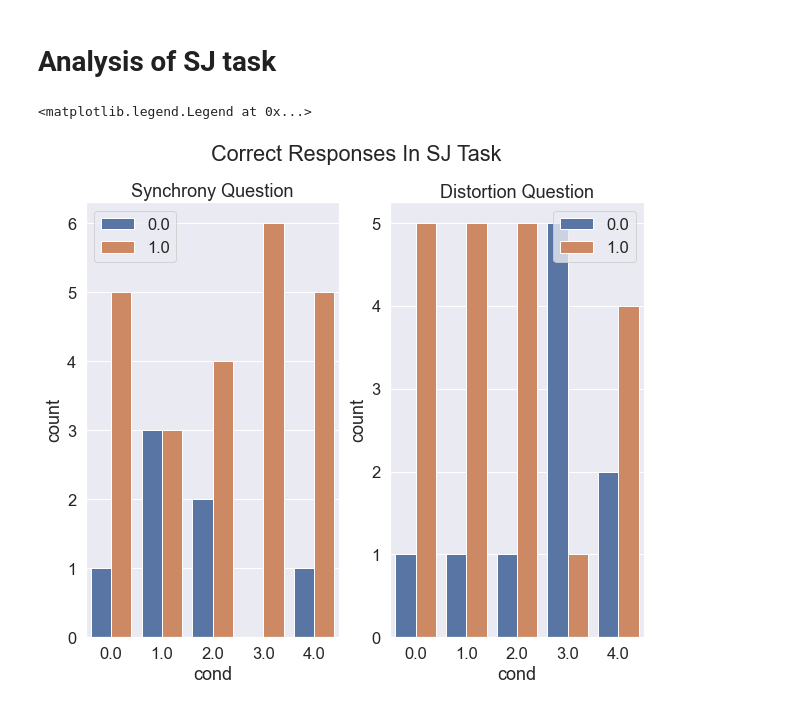
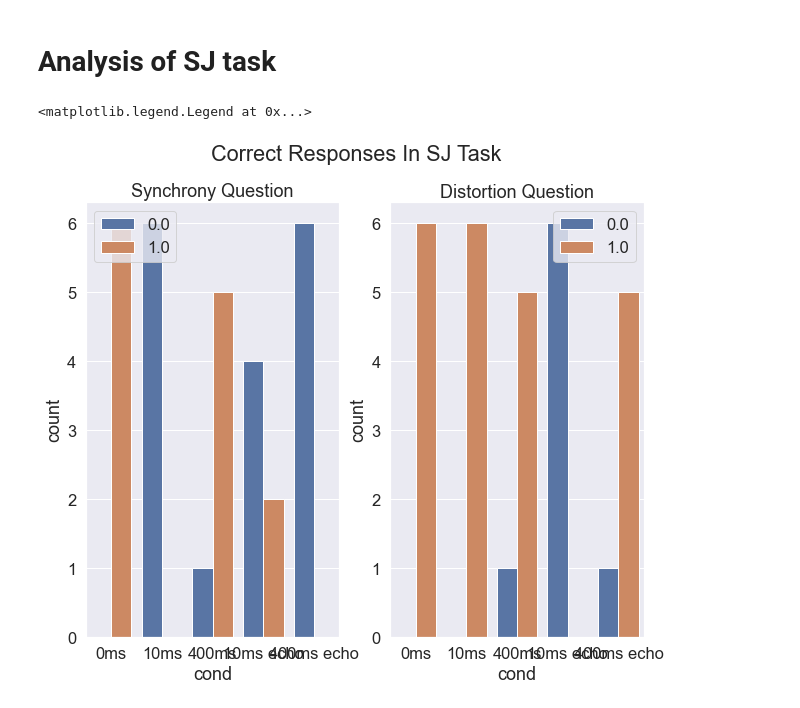
Before and after one commit to arontaupe/asynchrony_thesis, a Jupyter notebook: data_analysis/data_visualizer.ipynb, the cells around one changed output. Drawn from its saved outputs; the diff is of its cells as text; code cells hidden in the pictures.

```diff
--- a/data_analysis/data_visualizer.ipynb
+++ b/data_analysis/data_visualizer.ipynb
@@ -13,4 +24,0 @@ sns.set() # Setting seaborn as default style even if use only matplotlib
-# %%
-#execute if source is csv
-df = pd.read_csv (r'C:\Users\aron\Google Drive\BA\thesis\data_analysis\part_5_aron.csv')
-df.head()
@@ -24,0 +25,4 @@ df.head()
+# %%
+#cut down df to individual participant
+df = df[df['participant'] == 22]
+df.shape
@@ -207,0 +305,16 @@ Text(0.5, 1.0, 'RTs over all trials')
+# %%
+fig = plt.gcf()
+# Change seaborn plot size
+fig.set_size_inches(10, 8)
+
+# Increase font size
+sns.set(font_scale=1.5)
+
+sns.countplot(hue='choice_response.corr', x="cond",
+              data=df_filler).set_xticklabels(condition_values)
+
+# Change Axis labels:
+plt.legend(loc = 'upper left')
+plt.xlabel('Condition')
+plt.ylabel('Count')
+plt.title('Correct Responses over conditions in filler trials')
@@ -207,0 +324,14 @@ Text(0.5, 1.0, 'RTs over all trials')
+# %%
+fig = plt.gcf()
+# Change seaborn plot size
+fig.set_size_inches(10, 8)
+
+# Increase font size
+sns.set(font_scale=1.5)
+
+sns.relplot(y='choice_response.rt',  x='trials.thisTrialN', hue="choice_response.corr", data=df);
+
+# Change Axis labels:
+plt.xlabel('Choice Trials')
+plt.ylabel('RT')
+plt.title('Correct / Incorrect RTs over all trials')
@@ -210,25 +344,25 @@ Text(0.5, 1.0, 'RTs over all trials')
 # %%
 fig, axes = plt.subplots(1, 2)
 # Change seaborn plot size
 fig.set_size_inches(10, 8)
 
 # Increase font size
 sns.set(font_scale=1.5)
 
 
 fig.suptitle('Correct Responses In SJ Task')
 axes[0].set_title('Synchrony Question')
 axes[1].set_title('Distortion Question')
 
-sns.countplot(ax=axes[0],hue='response_sync.corr', x="cond",data=df)
-sns.countplot(ax=axes[1],hue='response_distortion.corr', x="cond",data=df)
+sns.countplot(ax=axes[0],hue='response_sync.corr', x="cond",data=df).set_xticklabels(condition_values)
+sns.countplot(ax=axes[1],hue='response_distortion.corr', x="cond",data=df).set_xticklabels(condition_values)
 
 # Change Axis labels:
 axes[0].legend(loc = 'upper left')
 axes[1].legend(loc = 'upper right')
 # %% [output]
 <matplotlib.legend.Legend at 0x...>
-[figure, old version]
+[figure, new version]
 # %%
 fig, axes = plt.subplots(3, 1)
 # Change seaborn plot size
```
Also changed, not shown: parts of 21 cells of this notebook, 17 other files.
